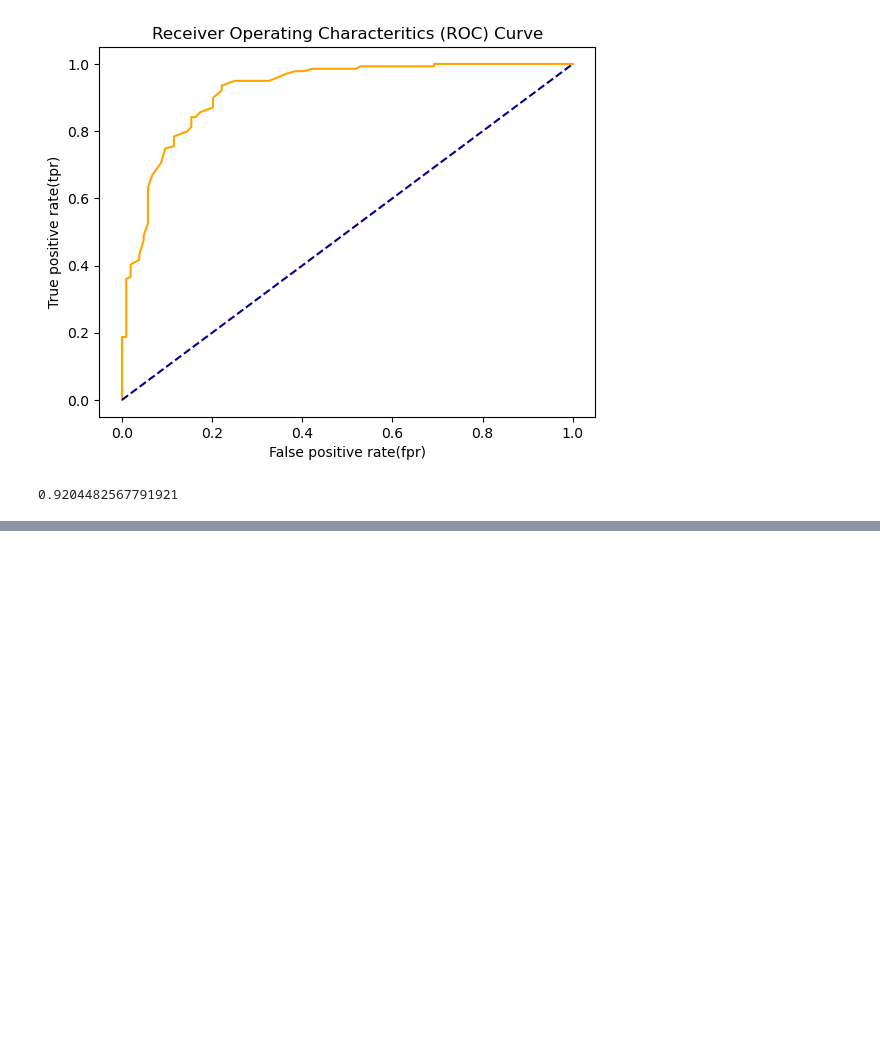
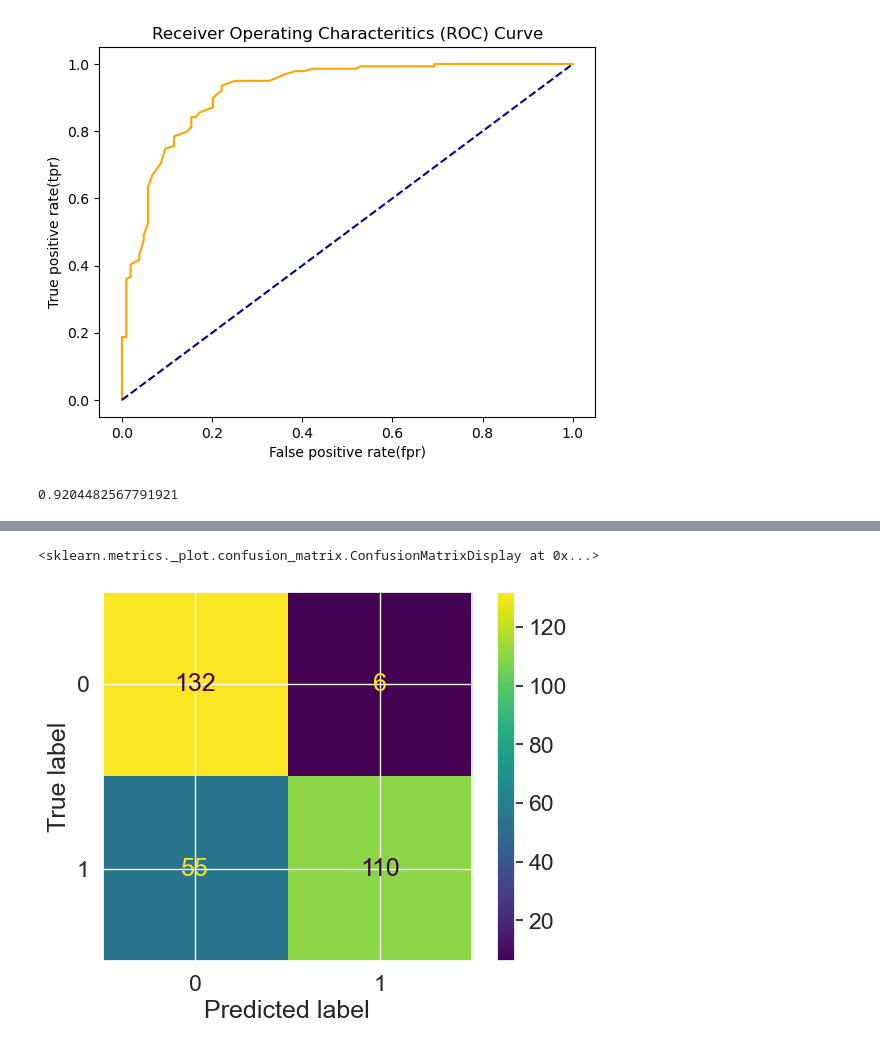
Before and after one commit to abdullahsultan/ML_Understanding, a Jupyter notebook: SciKit-LearnNoteBook.ipynb, the cells around one changed output, grey strips where cells are left out. Drawn from its saved outputs; the diff is of its cells as text; code cells hidden in the pictures; blank space fills up the shorter version.

```diff
--- a/SciKit-LearnNoteBook.ipynb
+++ b/SciKit-LearnNoteBook.ipynb
@@ -571,0 +605,6 @@ roc_auc_score(Ytest, y_probs_positive)
+# %%
+from sklearn.metrics import ConfusionMatrixDisplay
+ConfusionMatrixDisplay.from_estimator(estimator=clf, X=X, y=Y) # Can use this one without preds as it does predection it self
+# %% [output]
+<sklearn.metrics._plot.confusion_matrix.ConfusionMatrixDisplay at 0x...>
+[figure, added]
```
Also changed, not shown: parts of 14 cells of this notebook, 1 other file.
